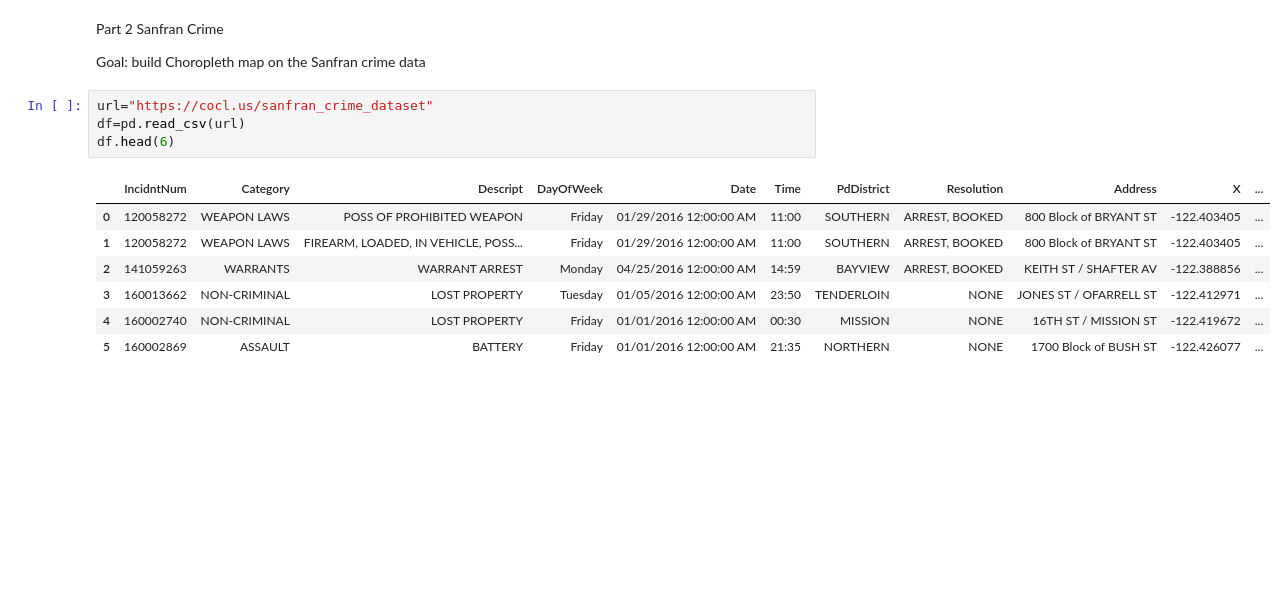
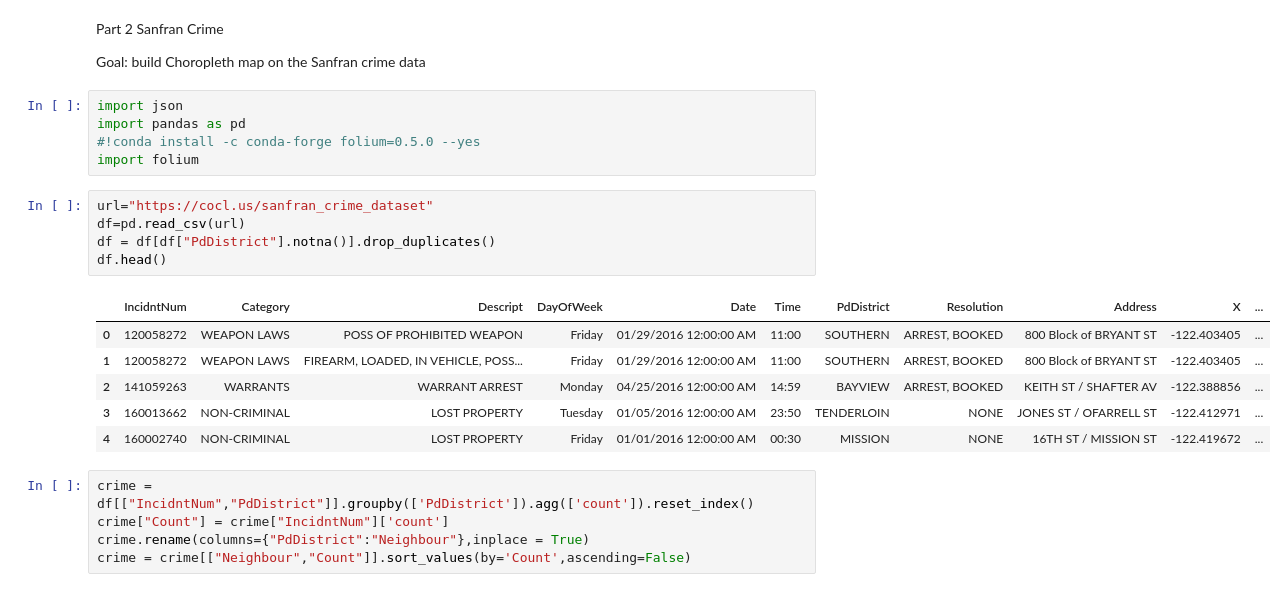
Before and after one commit to harrisyang611/IBM, a Jupyter notebook: DS_project_visualization.ipynb, the cells around one changed output. Saved outputs shown, nothing was run; the diff lists cells and outputs as text; blank space fills up the shorter version.

```diff
--- a/DS_project_visualization.ipynb
+++ b/DS_project_visualization.ipynb
@@ -56,15 +56,25 @@ for p in axes.patches:
 Part 2 Sanfran Crime
 
 Goal: build Choropleth map on the Sanfran crime data
+# %%
+import json
+import pandas as pd
+#!conda install -c conda-forge folium=0.5.0 --yes
+import folium
 # %%
 url="https://cocl.us/sanfran_crime_dataset"
 df=pd.read_csv(url)
-df.head(6)
+df = df[df["PdDistrict"].notna()].drop_duplicates()
+df.head()
 # %% [output]
 |  | IncidntNum | Category | Descript | DayOfWeek | Date | Time | PdDistrict | Resolution | Address | X | ... |
 | 0 | 120058272 | WEAPON LAWS | POSS OF PROHIBITED WEAPON | Friday | 01/29/2016 12:00:00 AM | 11:00 | SOUTHERN | ARREST, BOOKED | 800 Block of BRYANT ST | -122.403405 | ... |
 | 1 | 120058272 | WEAPON LAWS | FIREARM, LOADED, IN VEHICLE, POSS... | Friday | 01/29/2016 12:00:00 AM | 11:00 | SOUTHERN | ARREST, BOOKED | 800 Block of BRYANT ST | -122.403405 | ... |
 | 2 | 141059263 | WARRANTS | WARRANT ARREST | Monday | 04/25/2016 12:00:00 AM | 14:59 | BAYVIEW | ARREST, BOOKED | KEITH ST / SHAFTER AV | -122.388856 | ... |
 | 3 | 160013662 | NON-CRIMINAL | LOST PROPERTY | Tuesday | 01/05/2016 12:00:00 AM | 23:50 | TENDERLOIN | NONE | JONES ST / OFARRELL ST | -122.412971 | ... |
 | 4 | 160002740 | NON-CRIMINAL | LOST PROPERTY | Friday | 01/01/2016 12:00:00 AM | 00:30 | MISSION | NONE | 16TH ST / MISSION ST | -122.419672 | ... |
-| 5 | 160002869 | ASSAULT | BATTERY | Friday | 01/01/2016 12:00:00 AM | 21:35 | NORTHERN | NONE | 1700 Block of BUSH ST | -122.426077 | ... |
+# %%
+crime = df[["IncidntNum","PdDistrict"]].groupby(['PdDistrict']).agg(['count']).reset_index()
+crime["Count"] = crime["IncidntNum"]['count']
+crime.rename(columns={"PdDistrict":"Neighbour"},inplace = True)
+crime = crime[["Neighbour","Count"]].sort_values(by='Count',ascending=False)
```
Also changed, not shown: parts of 5 cells of this notebook.
